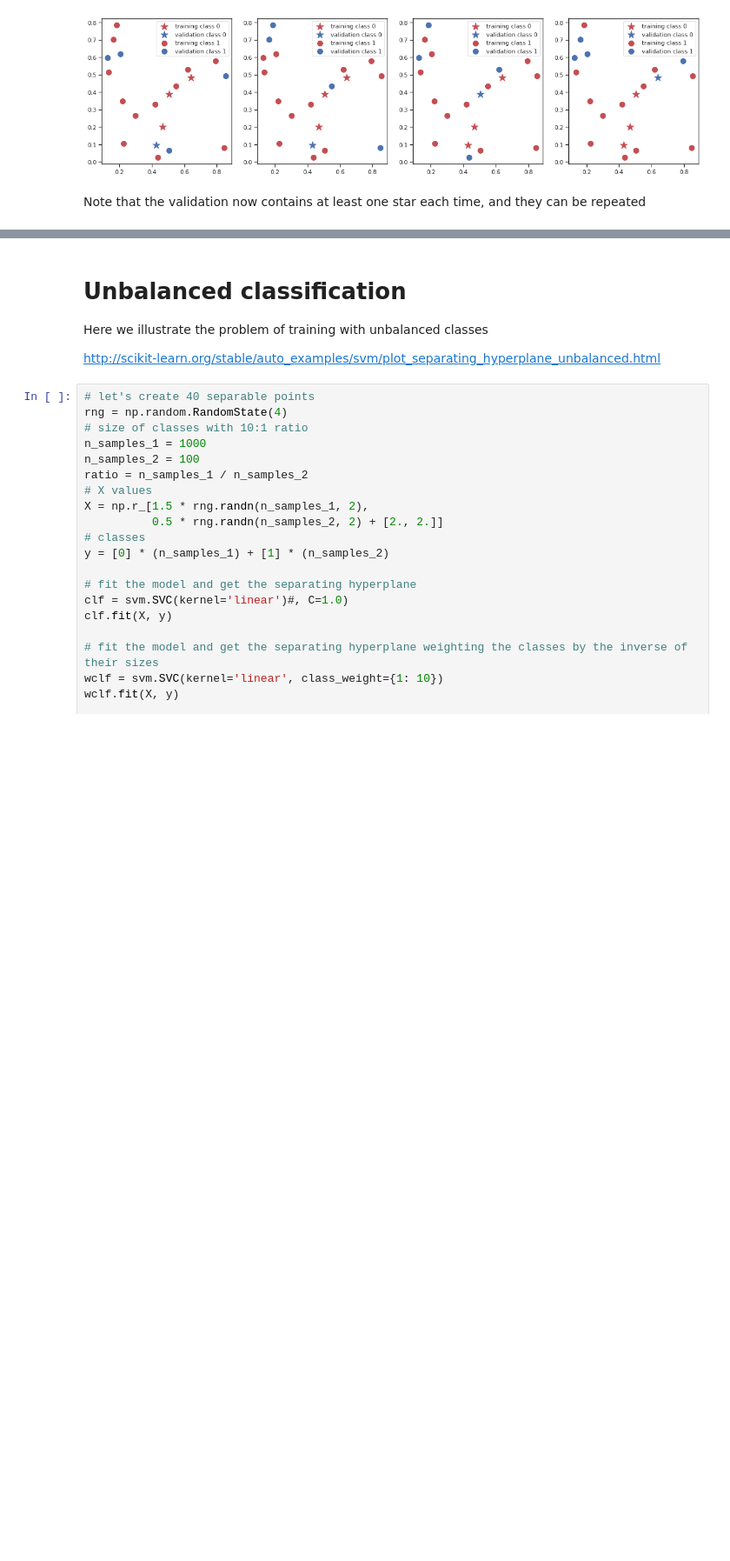
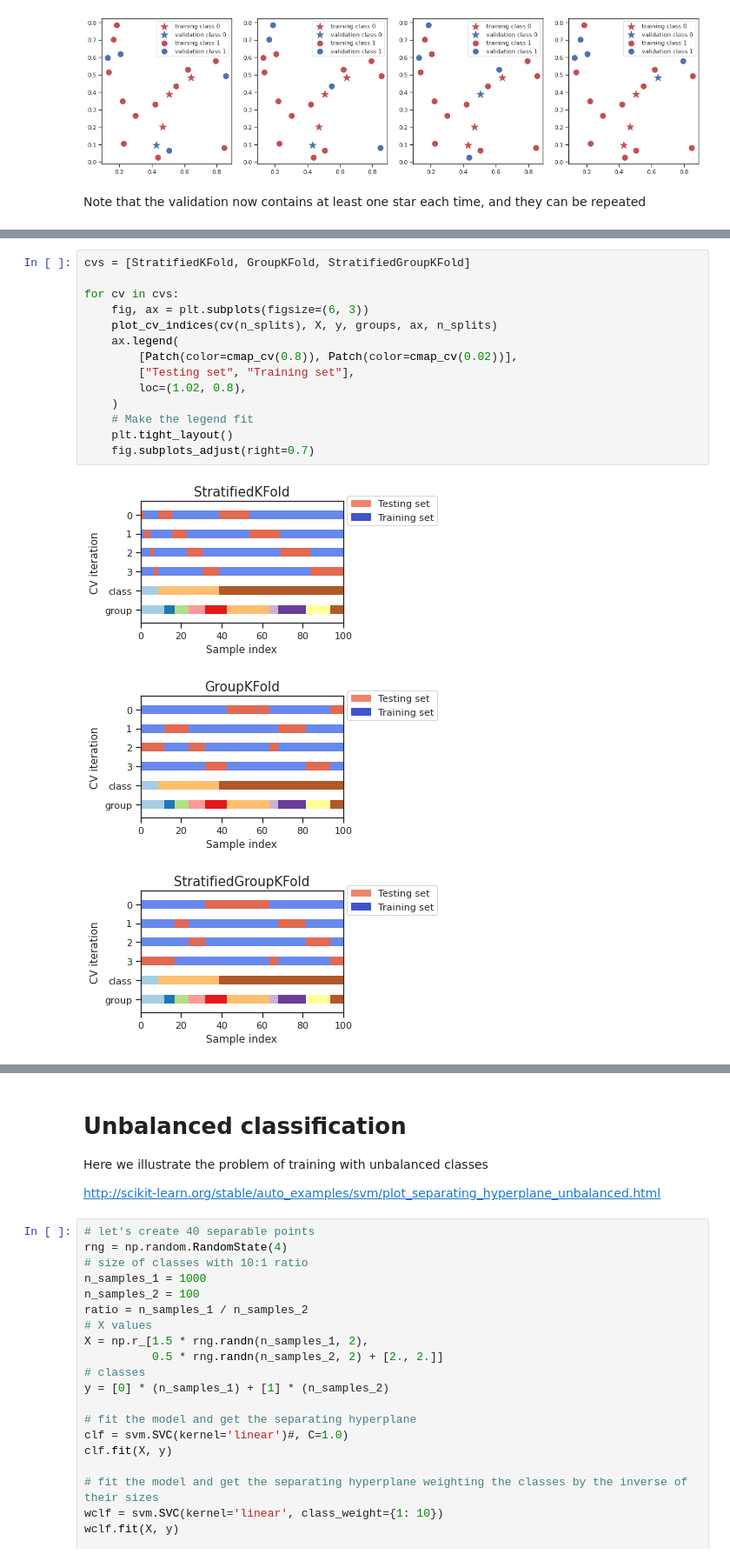
Before and after one commit to fforster/AS4501, a Jupyter notebook: ML_supervised/Classification_FF_AS4501.ipynb, the cells around one changed output, grey strips where cells are left out. Shown at 87% size. Cells and saved outputs as stored; diff of their text form; blank space fills up the shorter version.

```diff
--- a/ML_supervised/Classification_FF_AS4501.ipynb
+++ b/ML_supervised/Classification_FF_AS4501.ipynb
@@ -1149,0 +1267,18 @@ Note that the validation now contains at least one star each time, and they can
+# %%
+cvs = [StratifiedKFold, GroupKFold, StratifiedGroupKFold]
+
+for cv in cvs:
+    fig, ax = plt.subplots(figsize=(6, 3))
+    plot_cv_indices(cv(n_splits), X, y, groups, ax, n_splits)
+    ax.legend(
+        [Patch(color=cmap_cv(0.8)), Patch(color=cmap_cv(0.02))],
+        ["Testing set", "Training set"],
+        loc=(1.02, 0.8),
+    )
+    # Make the legend fit
+    plt.tight_layout()
+    fig.subplots_adjust(right=0.7)
+# %% [output]
+[figure, added]
+[figure, added]
+[figure, added]
```
Also changed, not shown: parts of 18 cells of this notebook.
